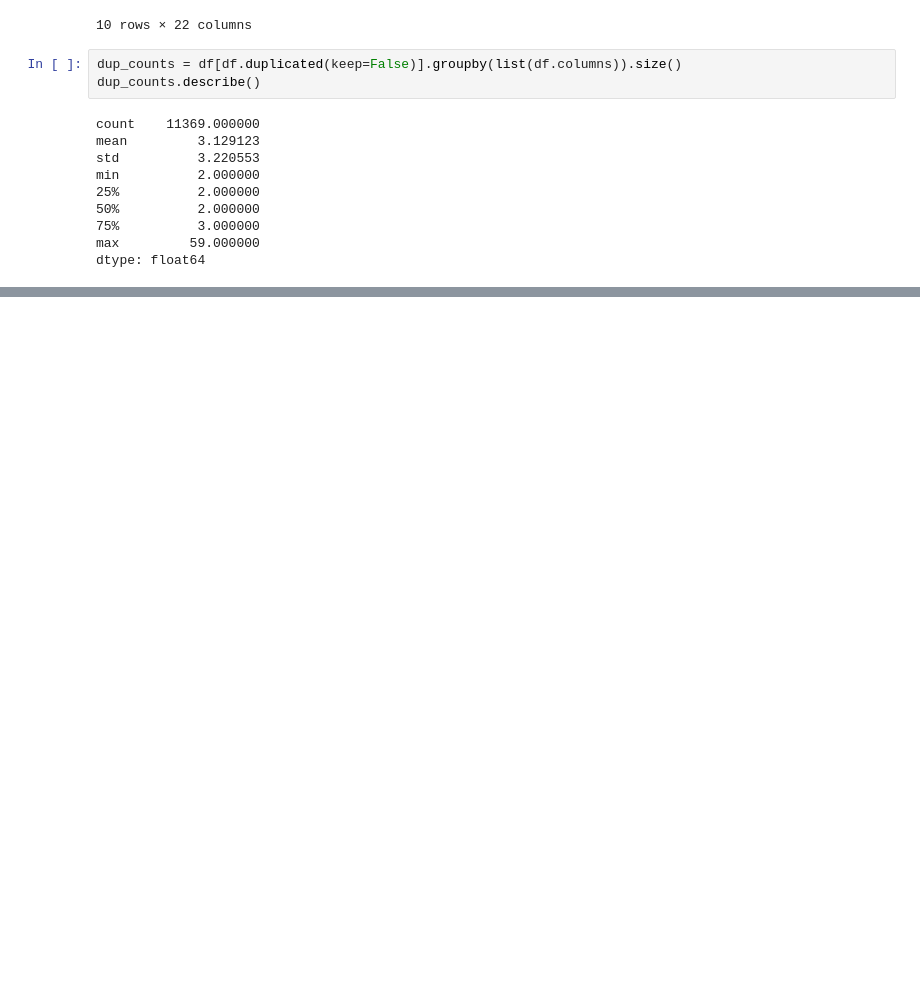
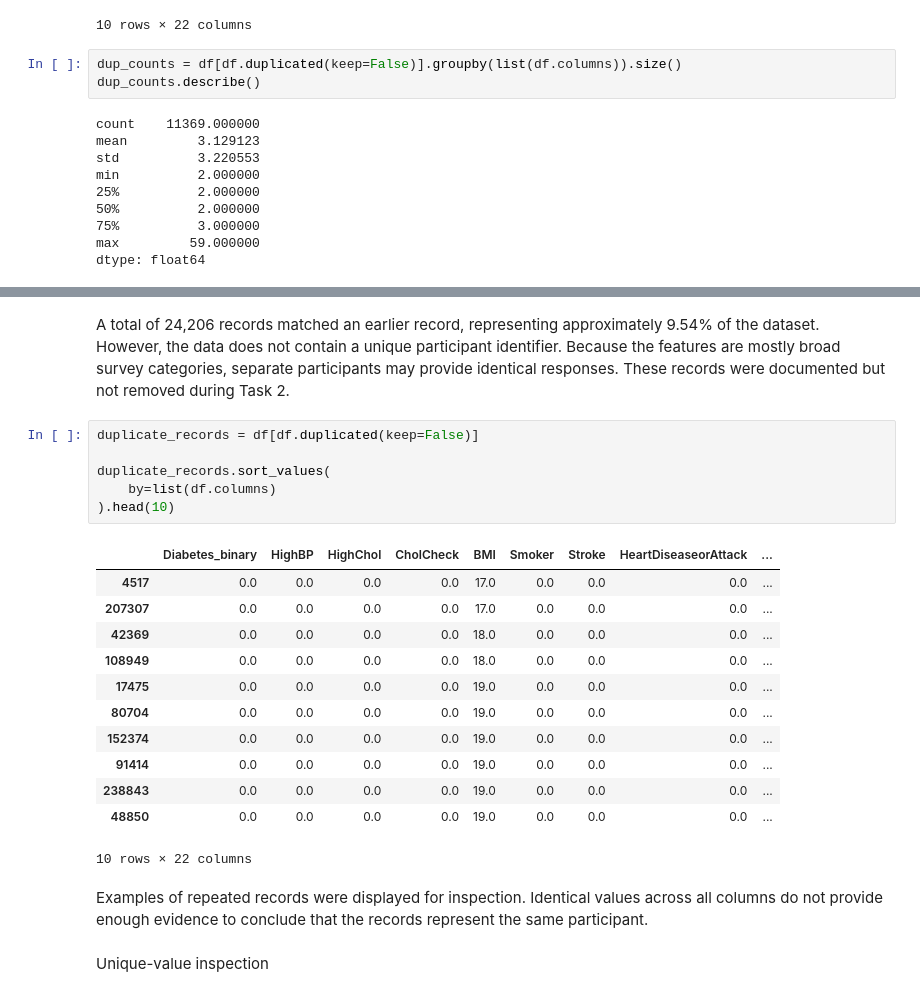
Before and after one commit to ikhalf0/Data_Engineering_and_Ai, a Jupyter notebook: notebooks/01_data_inspection.ipynb, the cells around one changed output, grey strips where cells are left out. Drawn from its saved outputs; the diff is of its cells as text; blank space fills up the shorter version.

Commit message:
task 2

```diff
--- a/notebooks/01_data_inspection.ipynb
+++ b/notebooks/01_data_inspection.ipynb
@@ -146,0 +297,25 @@ plt.show()
+# %% [markdown]
+A total of 24,206 records matched an earlier record, representing approximately 9.54% of the dataset. However, the data does not contain a unique participant identifier. Because the features are mostly broad survey categories, separate participants may provide identical responses. These records were documented but not removed during Task 2.
+# %%
+duplicate_records = df[df.duplicated(keep=False)]
+
+duplicate_records.sort_values(
+    by=list(df.columns)
+).head(10)
+# %% [output]
+|  | Diabetes_binary | HighBP | HighChol | CholCheck | BMI | Smoker | Stroke | HeartDiseaseorAttack | ... |
+| 4517 | 0.0 | 0.0 | 0.0 | 0.0 | 17.0 | 0.0 | 0.0 | 0.0 | ... |
+| 207307 | 0.0 | 0.0 | 0.0 | 0.0 | 17.0 | 0.0 | 0.0 | 0.0 | ... |
+| 42369 | 0.0 | 0.0 | 0.0 | 0.0 | 18.0 | 0.0 | 0.0 | 0.0 | ... |
+| 108949 | 0.0 | 0.0 | 0.0 | 0.0 | 18.0 | 0.0 | 0.0 | 0.0 | ... |
+| 17475 | 0.0 | 0.0 | 0.0 | 0.0 | 19.0 | 0.0 | 0.0 | 0.0 | ... |
+| 80704 | 0.0 | 0.0 | 0.0 | 0.0 | 19.0 | 0.0 | 0.0 | 0.0 | ... |
+| 152374 | 0.0 | 0.0 | 0.0 | 0.0 | 19.0 | 0.0 | 0.0 | 0.0 | ... |
+| 91414 | 0.0 | 0.0 | 0.0 | 0.0 | 19.0 | 0.0 | 0.0 | 0.0 | ... |
+| 238843 | 0.0 | 0.0 | 0.0 | 0.0 | 19.0 | 0.0 | 0.0 | 0.0 | ... |
+| 48850 | 0.0 | 0.0 | 0.0 | 0.0 | 19.0 | 0.0 | 0.0 | 0.0 | ... |
+10 rows × 22 columns
+# %% [markdown]
+Examples of repeated records were displayed for inspection. Identical values across all columns do not provide enough evidence to conclude that the records represent the same participant.
+# %% [markdown]
+Unique-value inspection
```
Also changed, not shown: parts of 46 cells of this notebook.
